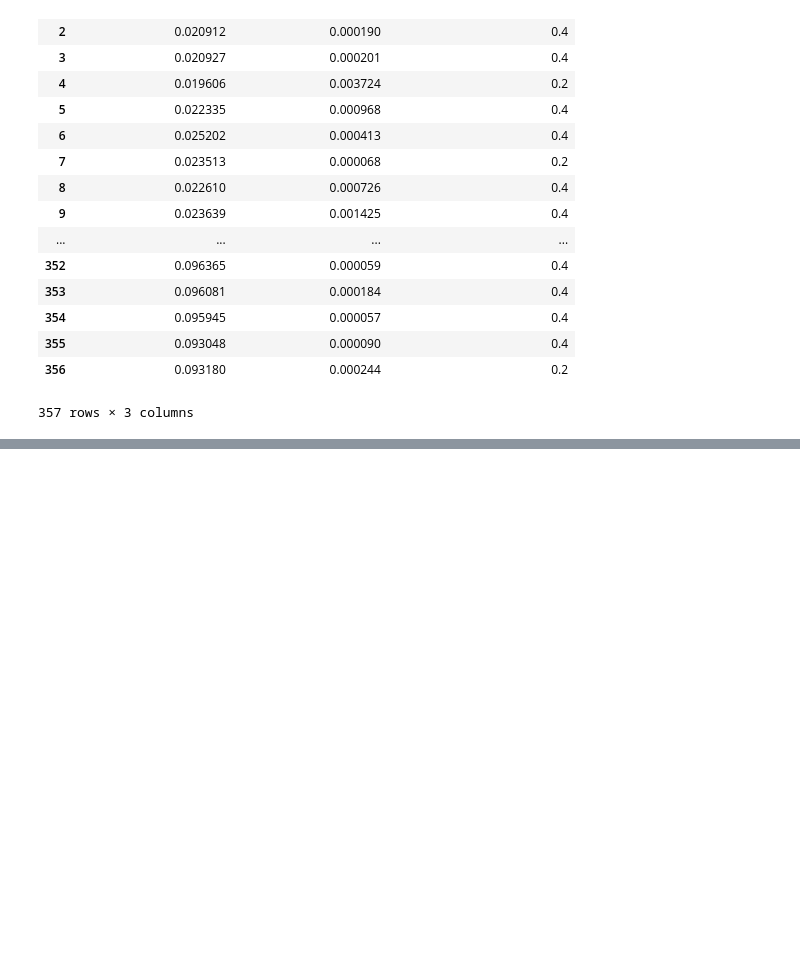
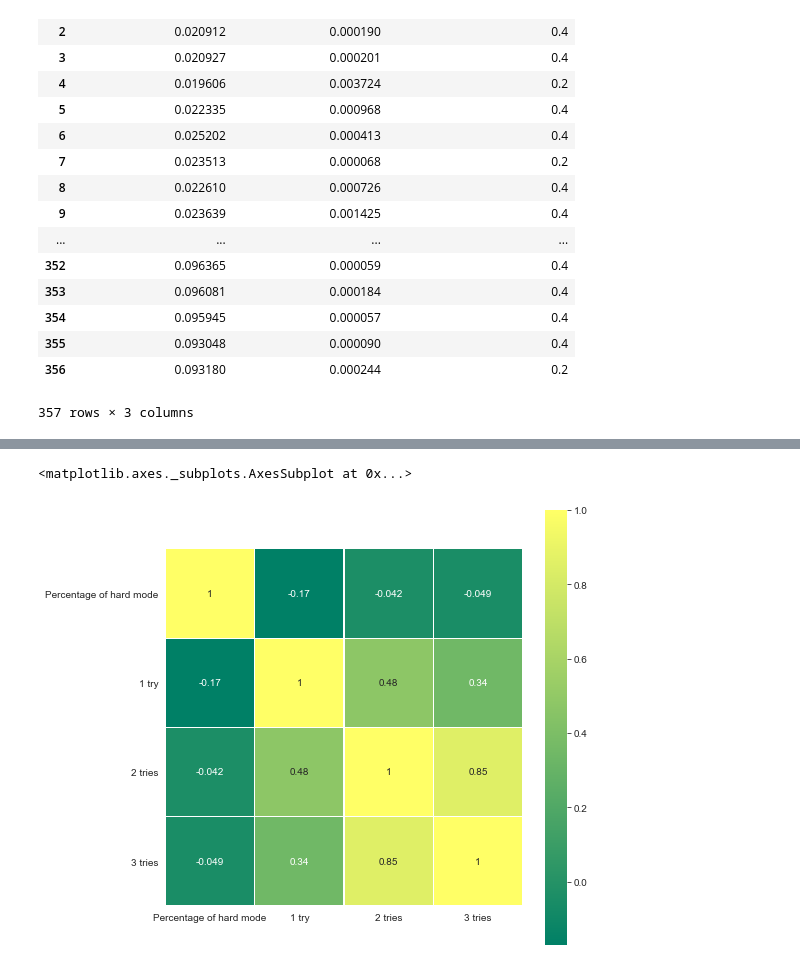
Before and after one commit to ShoiLyaung/MCM_C, a Jupyter notebook: Q1/correlation_analysis.ipynb, the cells around one changed output, grey strips where cells are left out. Saved outputs shown, nothing was run; the diff lists cells and outputs as text; code cells hidden in the pictures; blank space fills up the shorter version.

```diff
--- a/Q1/correlation_analysis.ipynb
+++ b/Q1/correlation_analysis.ipynb
@@ -76,0 +77,8 @@ sns.heatmap(d, cmap="summer", linewidths=0.1, vmax=1.0, square=True, linecolor='
+# %%
+df_2 = df[["Percentage of hard mode", "1 try", "2 tries", "3 tries"]]
+d = df_2.corr("spearman")
+sns.set_context({'figure.figsize':[8, 8]})
+sns.heatmap(d, cmap="summer", linewidths=0.1, vmax=1.0, square=True, linecolor='white', annot=True)
+# %% [output]
+<matplotlib.axes._subplots.AxesSubplot at 0x...>
+[figure, added]
```
Also changed, not shown: parts of 3 cells of this notebook, 5 other files.
